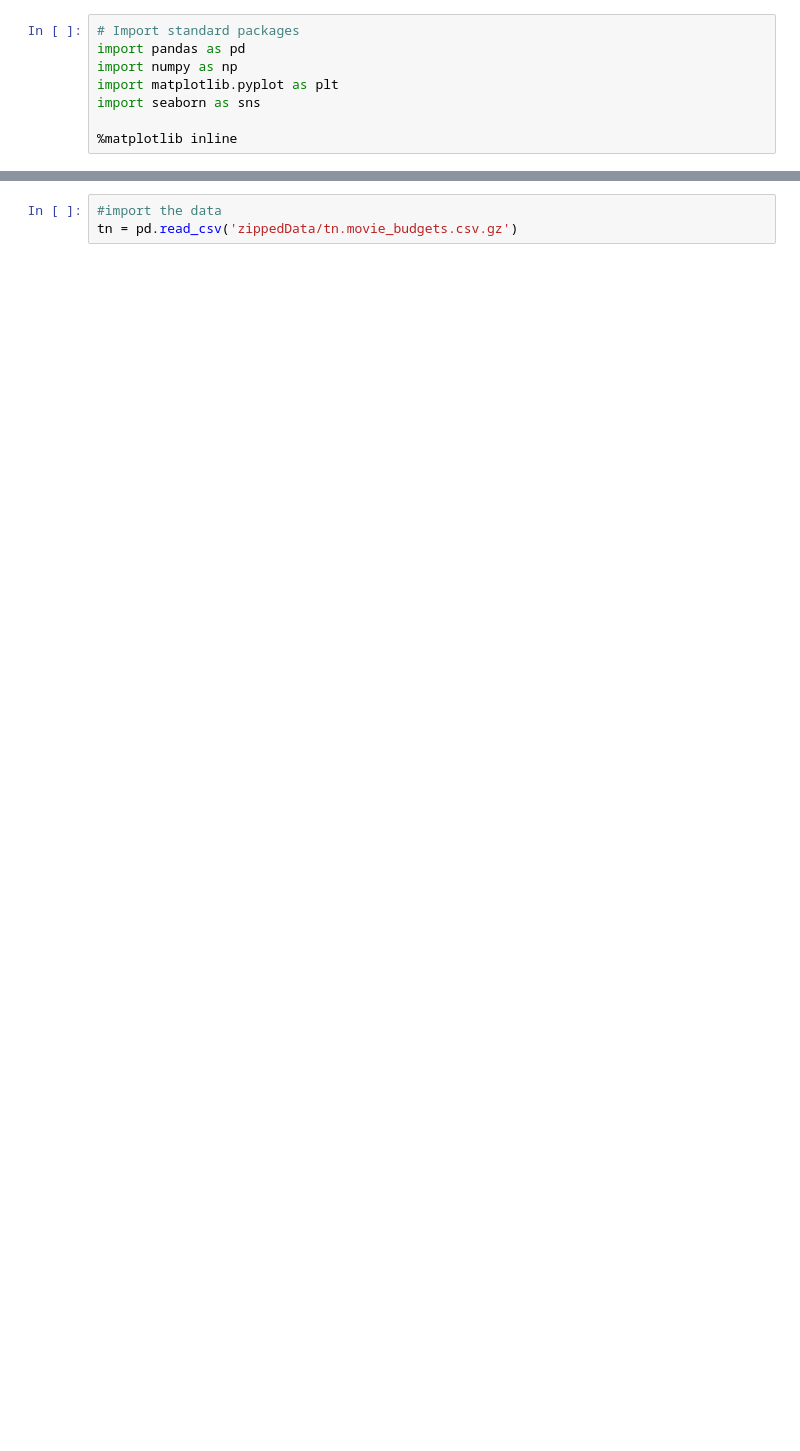
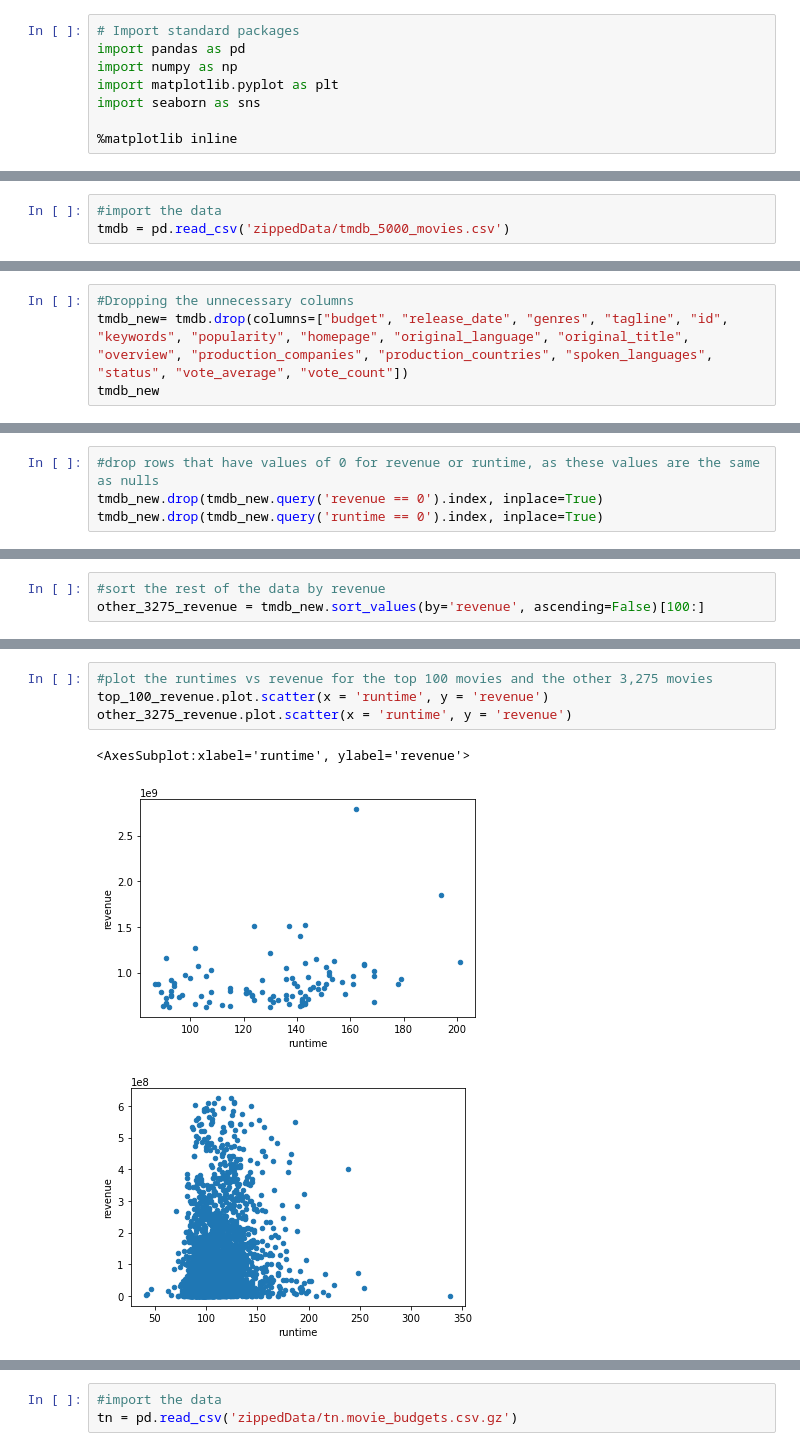
Before and after one commit to julietday422/MovieDataProject, a Jupyter notebook: Main.ipynb, the cells around one changed output, grey strips where cells are left out. Saved outputs shown, nothing was run; the diff lists cells and outputs as text; blank space fills up the shorter version.

```diff
--- a/Main.ipynb
+++ b/Main.ipynb
@@ -271,0 +11,3 @@ bottom_revenue.plot.scatter(x = 'runtime', y = 'revenue')
+# %%
+#import the data
+tmdb = pd.read_csv('zippedData/tmdb_5000_movies.csv')
@@ -271,0 +24,4 @@ bottom_revenue.plot.scatter(x = 'runtime', y = 'revenue')
+# %%
+#Dropping the unnecessary columns
+tmdb_new= tmdb.drop(columns=["budget", "release_date", "genres", "tagline", "id", "keywords", "popularity", "homepage", "original_language", "original_title", "overview", "production_companies", "production_countries", "spoken_languages", "status", "vote_average", "vote_count"])
+tmdb_new
@@ -271,0 +66,4 @@ bottom_revenue.plot.scatter(x = 'runtime', y = 'revenue')
+# %%
+#drop rows that have values of 0 for revenue or runtime, as these values are the same as nulls
+tmdb_new.drop(tmdb_new.query('revenue == 0').index, inplace=True)
+tmdb_new.drop(tmdb_new.query('runtime == 0').index, inplace=True)
@@ -271,0 +99,3 @@ bottom_revenue.plot.scatter(x = 'runtime', y = 'revenue')
+# %%
+#sort the rest of the data by revenue
+other_3275_revenue = tmdb_new.sort_values(by='revenue', ascending=False)[100:]
@@ -271,0 +112,8 @@ bottom_revenue.plot.scatter(x = 'runtime', y = 'revenue')
+# %%
+#plot the runtimes vs revenue for the top 100 movies and the other 3,275 movies
+top_100_revenue.plot.scatter(x = 'runtime', y = 'revenue')
+other_3275_revenue.plot.scatter(x = 'runtime', y = 'revenue')
+# %% [output]
+<AxesSubplot:xlabel='runtime', ylabel='revenue'>
+[figure, added]
+[figure, added]
```
Also changed, not shown: parts of 78 cells of this notebook.
